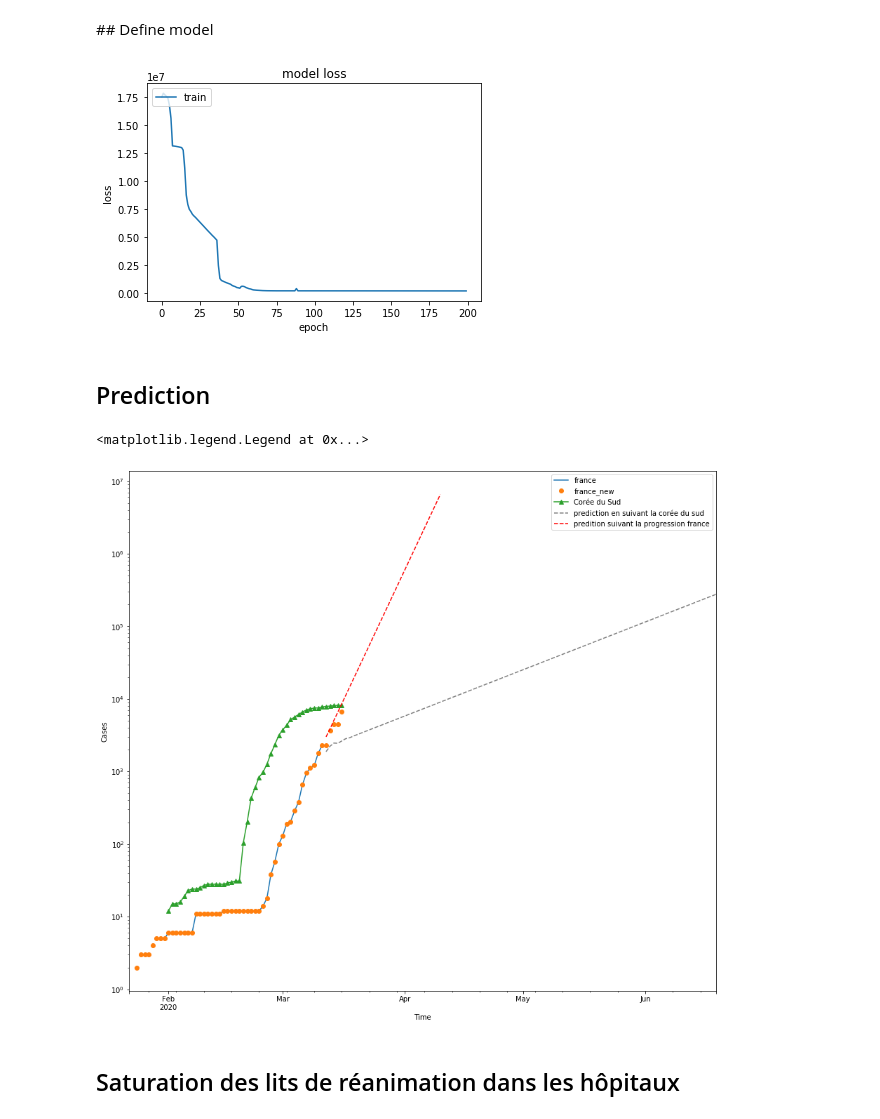
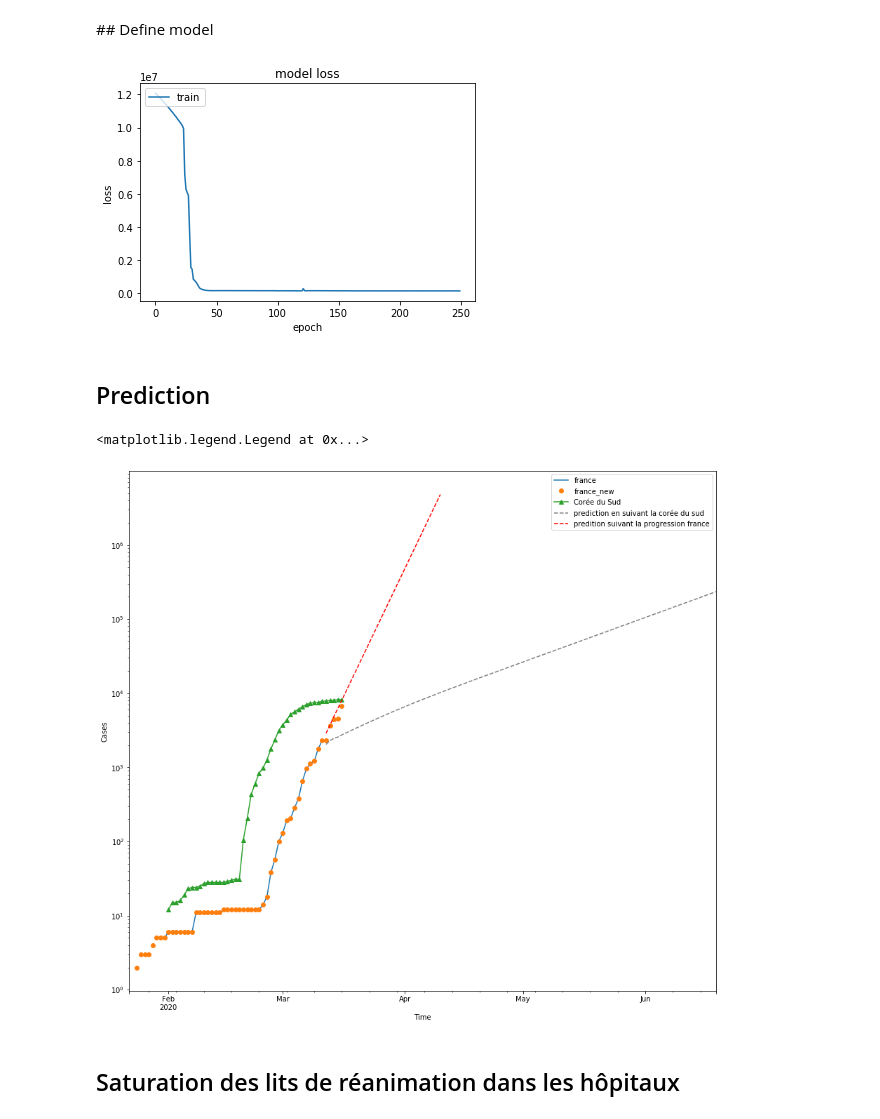
Before and after one commit to AmineDiro/Prediction-COVID19-France-, a Jupyter notebook: Prediction_saturation.ipynb, the cells around one changed output. Saved outputs shown, nothing was run; the diff lists cells and outputs as text; code cells hidden in the pictures.

```diff
--- a/Prediction_saturation.ipynb
+++ b/Prediction_saturation.ipynb
@@ -396,23 +413,23 @@ X = X.reshape((X.shape[0], X.shape[1], n_features))
 # %%
 # define model
 model = Sequential()
 model.add(LSTM(10, activation="relu", input_shape=(n_steps, n_features)))
 model.add(Dense(1))
 model.compile(optimizer="adam", loss="mse")
 
 
 # fit model
-history = model.fit(X, y, epochs=200, verbose=0)
+history = model.fit(X, y, epochs=250, verbose=0)
 
 # history for loss
 plt.plot(history.history["loss"])
 plt.title("model loss")
 plt.ylabel("loss")
 plt.xlabel("epoch")
 plt.legend(["train", "test"], loc="upper left")
 plt.show()
 # %% [output]
-[figure, old version]
+[figure, new version]
 # %% [markdown]
 ## Prediction
 # %%
@@ -438,21 +455,25 @@ ax = fig.add_subplot(2, 1, 1)
 ax.set_yscale("log")
 
 f_confirmed.plot(ax=ax, label="france")
-f_confirmed_new.plot(ax=ax, label="france_new",marker='o',linestyle='')
-skorea_confirmed[10:].plot(ax=ax, marker='^', label="Corée du Sud")
+f_confirmed_new.plot(ax=ax, label="france_new", marker="o", linestyle="")
+skorea_confirmed[10:].plot(ax=ax, marker="^", label="Corée du Sud")
 
-serie30.plot(ax=ax, c="grey", linestyle="--", label="prediction en suivant la corée du sud")
+serie30.plot(
+    ax=ax, c="grey", linestyle="--", label="prediction en suivant la corée du sud"
+)
 
 
-serie30_france.plot(ax=ax, c="red", linestyle="--", label="predition suivant la progression france")
+serie30_france.plot(
+    ax=ax, c="red", linestyle="--", label="predition suivant la progression france"
+)
 
 
 ax.set_xlabel("Time")
 ax.set_ylabel("Cases")
-ax.legend(loc='best')
+ax.legend(loc="best")
 # %% [output]
 <matplotlib.legend.Legend at 0x...>
-[figure, old version]
+[figure, new version]
 # %% [markdown]
 ## Saturation des lits de réanimation dans les hôpitaux
 # %% [markdown]
```
Also changed, not shown: parts of 23 cells of this notebook.
